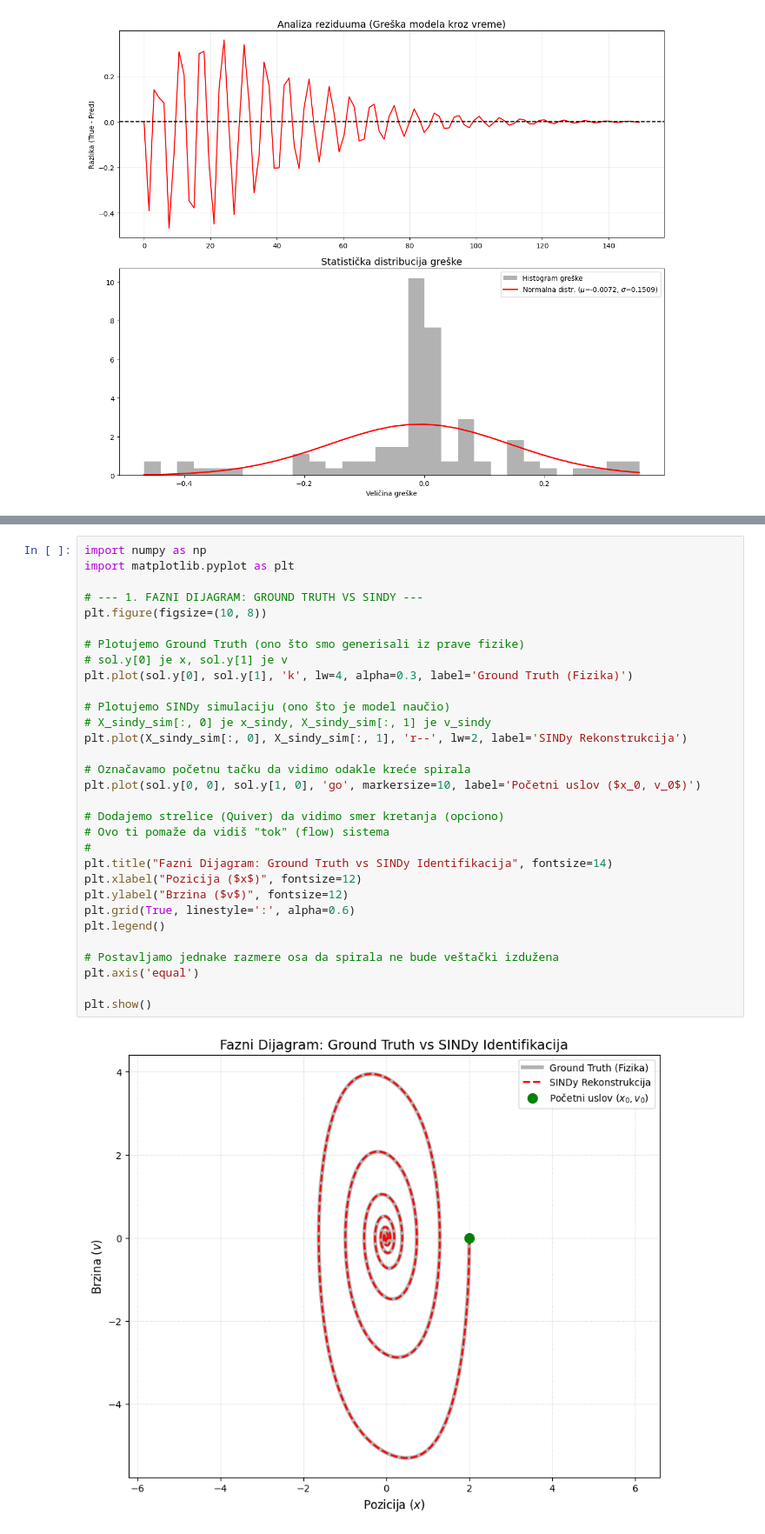
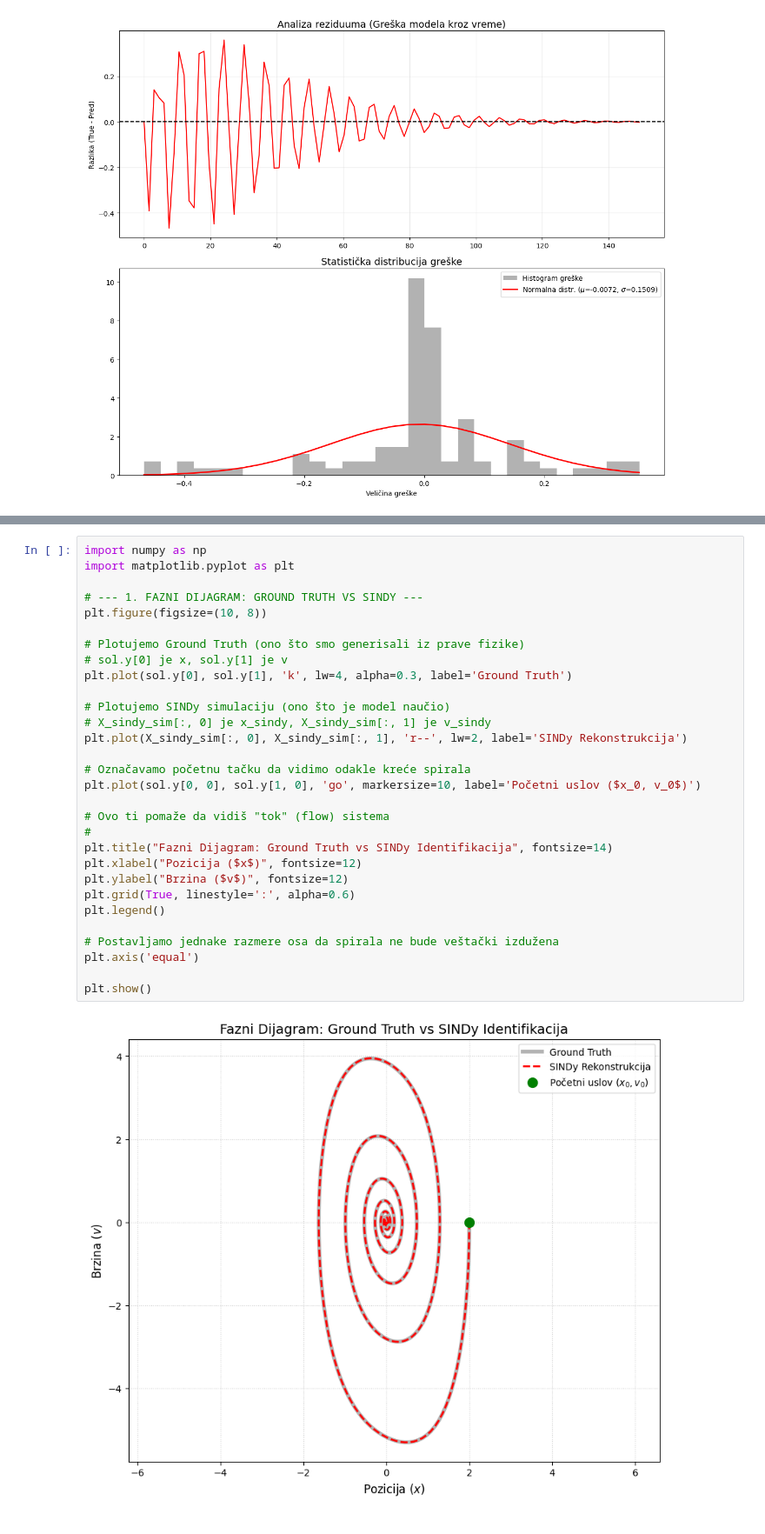
Before and after one commit to luka-lehotski/SINDy-rs, a Jupyter notebook: intro.ipynb, the cells around one changed output, grey strips where cells are left out. Shown at 87% size. Cells and saved outputs as stored; diff of their text form.

```diff
--- a/intro.ipynb
+++ b/intro.ipynb
@@ -325,33 +502,32 @@ model_test.print()
 # %%
 import numpy as np
 import matplotlib.pyplot as plt
 
 # --- 1. FAZNI DIJAGRAM: GROUND TRUTH VS SINDY ---
 plt.figure(figsize=(10, 8))
 
 # Plotujemo Ground Truth (ono što smo generisali iz prave fizike)
 # sol.y[0] je x, sol.y[1] je v
-plt.plot(sol.y[0], sol.y[1], 'k', lw=4, alpha=0.3, label='Ground Truth (Fizika)')
+plt.plot(sol.y[0], sol.y[1], 'k', lw=4, alpha=0.3, label='Ground Truth')
 
 # Plotujemo SINDy simulaciju (ono što je model naučio)
 # X_sindy_sim[:, 0] je x_sindy, X_sindy_sim[:, 1] je v_sindy
 plt.plot(X_sindy_sim[:, 0], X_sindy_sim[:, 1], 'r--', lw=2, label='SINDy Rekonstrukcija')
 
 # Označavamo početnu tačku da vidimo odakle kreće spirala
 plt.plot(sol.y[0, 0], sol.y[1, 0], 'go', markersize=10, label='Početni uslov ($x_0, v_0$)')
 
-# Dodajemo strelice (Quiver) da vidimo smer kretanja (opciono)
 # Ovo ti pomaže da vidiš "tok" (flow) sistema
 #
 plt.title("Fazni Dijagram: Ground Truth vs SINDy Identifikacija", fontsize=14)
 plt.xlabel("Pozicija ($x$)", fontsize=12)
 plt.ylabel("Brzina ($v$)", fontsize=12)
 plt.grid(True, linestyle=':', alpha=0.6)
 plt.legend()
 
 # Postavljamo jednake razmere osa da spirala ne bude veštački izdužena
 plt.axis('equal')
 
 plt.show()
 # %% [output]
-[figure, old version]
+[figure, new version]
```
Also changed, not shown: parts of 12 cells of this notebook.
